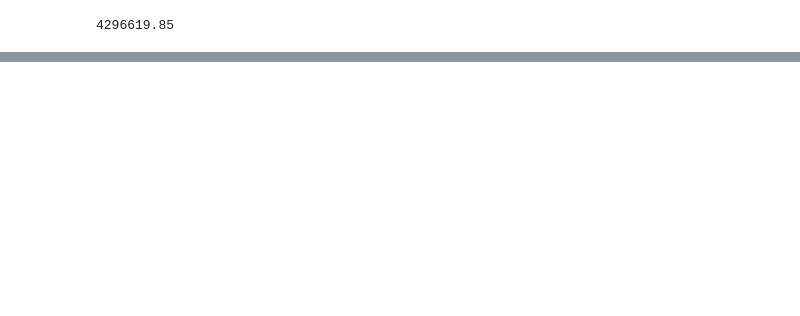
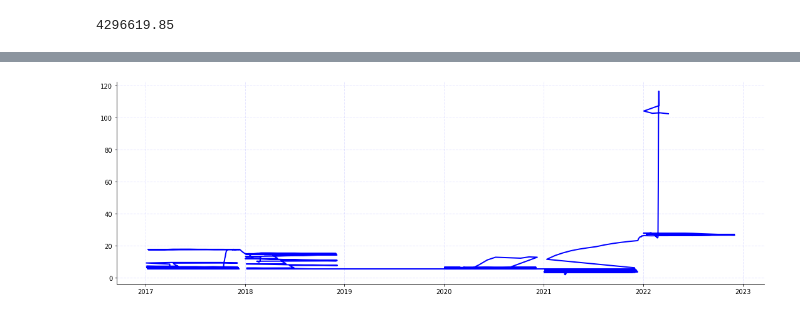
Before and after one commit to mnperic/seq-rainfall-catchment, a Jupyter notebook: seq_dam_levels.ipynb, the cells around one changed output, grey strips where cells are left out. Saved outputs shown, nothing was run; the diff lists cells and outputs as text; code cells hidden in the pictures; blank space fills up the shorter version.

Commit message:
Code checkpoint, reformatting of data

```diff
--- a/seq_dam_levels.ipynb
+++ b/seq_dam_levels.ipynb
@@ -446,3 +464,43 @@ TypeError: Only valid with DatetimeIndex, TimedeltaIndex or PeriodIndex, but got
+# %%
+# Test
+
+# Font families
+font_1 = {'family':'helvetica','color':'black','size':16}
+font_2 = {'family':'helvetica','color':'black','size':12}
+
+plt.figure(figsize=(15,5))
+plt.plot(atkinson_df['Date'], atkinson_df['Last Observation (%)'], color="blue", markersize='7', linewidth=2,
+        label="Volume (%)")
+#plt.plot(atkinson_df['Date'], atkinson_df['Last Observation (ML)'], color="red", markersize='7', linewidth=2,
+        #label="Volume (ML)")
+
+# plt.title('Reserve Bank of Australia – Comparative Overview, Aug 1990 – Dec 2021', fontdict = font_1)
+# plt.xlabel('Year', fontdict = font_2)
+# plt.ylabel('Rate (%)', fontdict = font_2)
+#plt.legend()
+
+# Aesthetics
+
+matplotlib.pyplot.grid(visible=True, which='both', axis='both',
+                       color='blue', alpha=0.1, dash_capstyle='butt', dash_joinstyle='bevel',
+                       linestyle='--', linewidth=1)
+
+# interest_rates_df.plot(ax=ax, x_compat=True)
+
+# ax.xaxis.set_major_locator(matplotlibdates.YearLocator(base=1))
+# ax.xaxis.set_major_formatter(matplotlibdates.DateFormatter("%Y"))
+
+
+plt.gca().spines['top'].set_visible(False)
+plt.gca().spines['right'].set_visible(False)
+plt.tight_layout()
+
+# Show/save
+#plt.savefig("/Users/minoperic/Data Analytics/Data Investigations/australian-interest-rates/Images/comparison.png",
+            #transparent=False, dpi=300)
+plt.show()
+# %% [output]
+[figure, added]
 # %%
 # Calculate averages by month
 # %%
```
Also changed, not shown: parts of 10 cells of this notebook, 29 other files.
